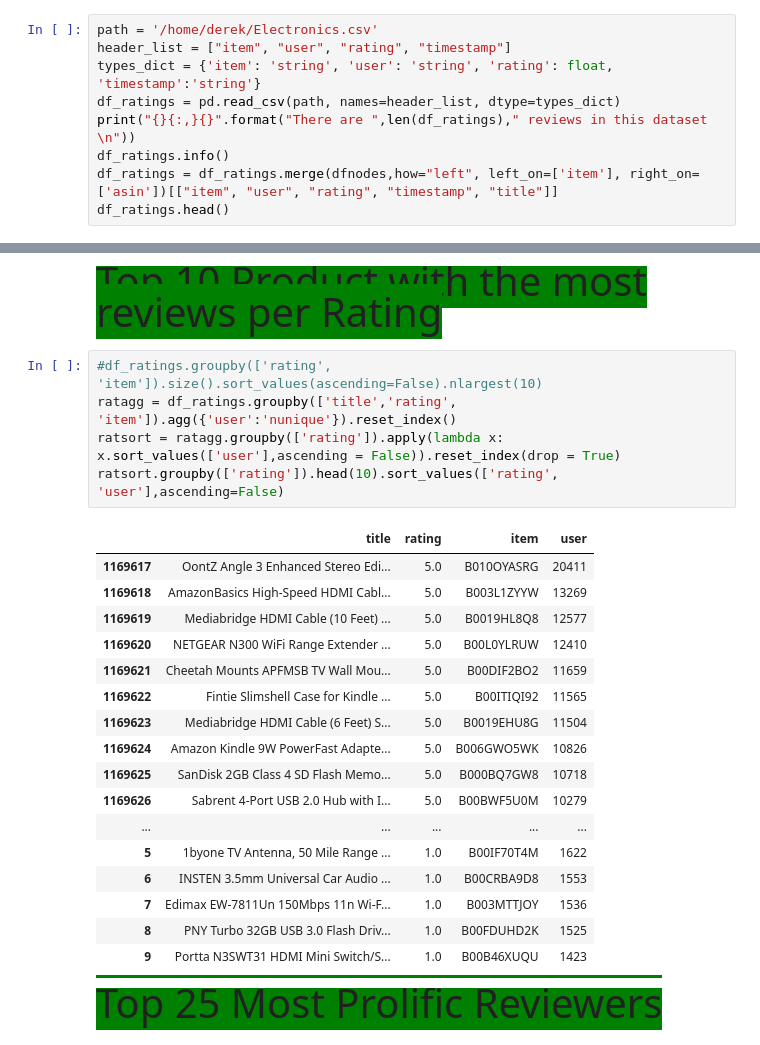
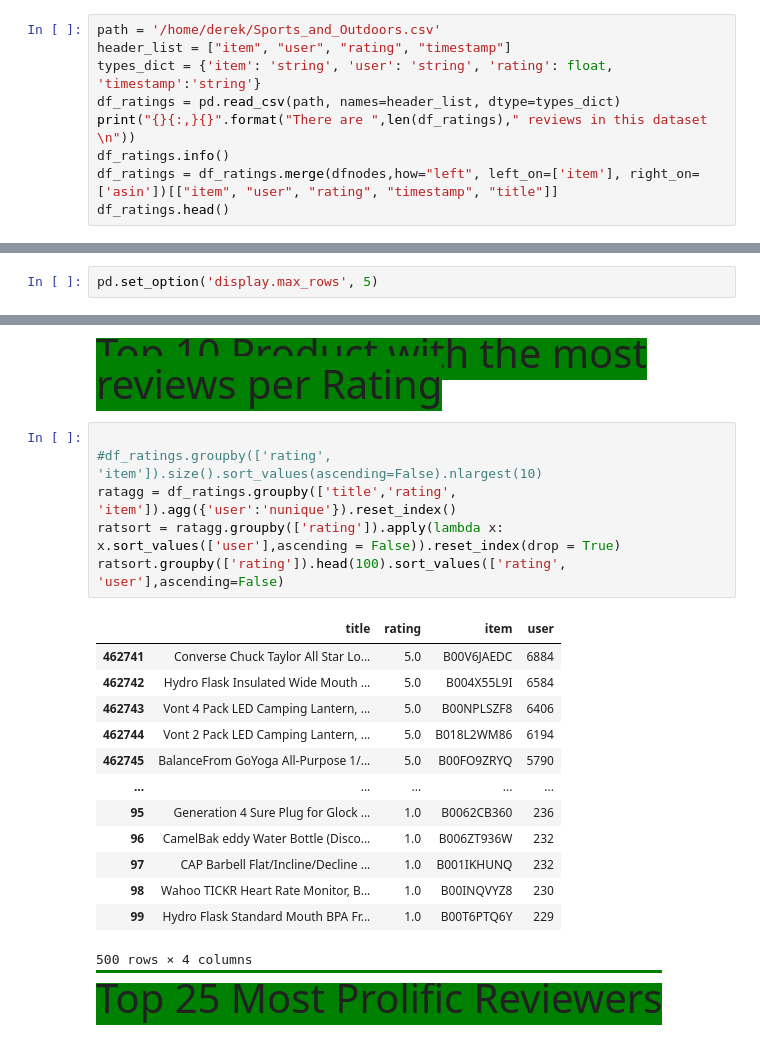
Before and after one commit to 0n0n0m0uz/Amazon_Market_Research_Network_Graph, a Jupyter notebook: Amazon_Data_Exploration.ipynb, the cells around one changed output, grey strips where cells are left out. Drawn from its saved outputs; the diff is of its cells as text.

```diff
--- a/Amazon_Data_Exploration.ipynb
+++ b/Amazon_Data_Exploration.ipynb
@@ -150,7 +183,7 @@ There are 98,125 unique asins w metadata
 <span style='background:red;font-size:40px;'>  Import Ratings Only CSV Data  </span>
 ***
 # %%
-path = '/home/derek/Electronics.csv'
+path = '/home/derek/Sports_and_Outdoors.csv'
 header_list = ["item", "user", "rating", "timestamp"]
 types_dict = {'item': 'string', 'user': 'string', 'rating': float, 'timestamp':'string'}
 df_ratings = pd.read_csv(path, names=header_list, dtype=types_dict)
@@ -215,0 +249,2 @@ ratingspct.to_frame().style.format('{:,.1%}')
+# %%
+pd.set_option('display.max_rows', 5)
@@ -258,28 +305,25 @@ dtype: int64
 # %% [markdown]
 <span style='background:green;font-size:40px;'> Top 10 Product with the most reviews per Rating </span>
 # %%
+
 #df_ratings.groupby(['rating', 'item']).size().sort_values(ascending=False).nlargest(10)
 ratagg = df_ratings.groupby(['title','rating', 'item']).agg({'user':'nunique'}).reset_index()
 ratsort = ratagg.groupby(['rating']).apply(lambda x: x.sort_values(['user'],ascending = False)).reset_index(drop = True)
-ratsort.groupby(['rating']).head(10).sort_values(['rating', 'user'],ascending=False)
+ratsort.groupby(['rating']).head(100).sort_values(['rating', 'user'],ascending=False)
 # %% [output]
 |  | title | rating | item | user |
-| 1169617 | OontZ Angle 3 Enhanced Stereo Edi... | 5.0 | B010OYASRG | 20411 |
-| 1169618 | AmazonBasics High-Speed HDMI Cabl... | 5.0 | B003L1ZYYW | 13269 |
-| 1169619 | Mediabridge HDMI Cable (10 Feet) ... | 5.0 | B0019HL8Q8 | 12577 |
-| 1169620 | NETGEAR N300 WiFi Range Extender ... | 5.0 | B00L0YLRUW | 12410 |
-| 1169621 | Cheetah Mounts APFMSB TV Wall Mou... | 5.0 | B00DIF2BO2 | 11659 |
-| 1169622 | Fintie Slimshell Case for Kindle ... | 5.0 | B00ITIQI92 | 11565 |
-| 1169623 | Mediabridge HDMI Cable (6 Feet) S... | 5.0 | B0019EHU8G | 11504 |
-| 1169624 | Amazon Kindle 9W PowerFast Adapte... | 5.0 | B006GWO5WK | 10826 |
-| 1169625 | SanDisk 2GB Class 4 SD Flash Memo... | 5.0 | B000BQ7GW8 | 10718 |
-| 1169626 | Sabrent 4-Port USB 2.0 Hub with I... | 5.0 | B00BWF5U0M | 10279 |
+| 462741 | Converse Chuck Taylor All Star Lo... | 5.0 | B00V6JAEDC | 6884 |
+| 462742 | Hydro Flask Insulated Wide Mouth ... | 5.0 | B004X55L9I | 6584 |
+| 462743 | Vont 4 Pack LED Camping Lantern, ... | 5.0 | B00NPLSZF8 | 6406 |
+| 462744 | Vont 2 Pack LED Camping Lantern, ... | 5.0 | B018L2WM86 | 6194 |
+| 462745 | BalanceFrom GoYoga All-Purpose 1/... | 5.0 | B00FO9ZRYQ | 5790 |
 | ... | ... | ... | ... | ... |
-| 5 | 1byone TV Antenna, 50 Mile Range ... | 1.0 | B00IF70T4M | 1622 |
-| 6 | INSTEN 3.5mm Universal Car Audio ... | 1.0 | B00CRBA9D8 | 1553 |
-| 7 | Edimax EW-7811Un 150Mbps 11n Wi-F... | 1.0 | B003MTTJOY | 1536 |
-| 8 | PNY Turbo 32GB USB 3.0 Flash Driv... | 1.0 | B00FDUHD2K | 1525 |
-| 9 | Portta N3SWT31 HDMI Mini Switch/S... | 1.0 | B00B46XUQU | 1423 |
+| 95 | Generation 4 Sure Plug for Glock ... | 1.0 | B0062CB360 | 236 |
+| 96 | CamelBak eddy Water Bottle (Disco... | 1.0 | B006ZT936W | 232 |
+| 97 | CAP Barbell Flat/Incline/Decline ... | 1.0 | B001IKHUNQ | 232 |
+| 98 | Wahoo TICKR Heart Rate Monitor, B... | 1.0 | B00INQVYZ8 | 230 |
+| 99 | Hydro Flask Standard Mouth BPA Fr... | 1.0 | B00T6PTQ6Y | 229 |
+500 rows × 4 columns
 # %% [markdown]
 <span style='background:green;font-size:40px;'> Top 25 Most Prolific Reviewers </span>
 # %%
```
Also changed, not shown: parts of 55 cells of this notebook.
